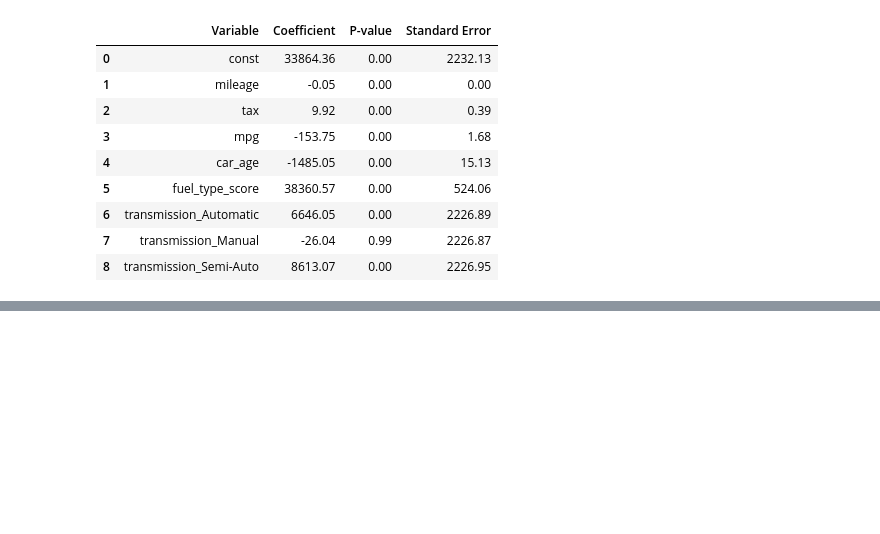
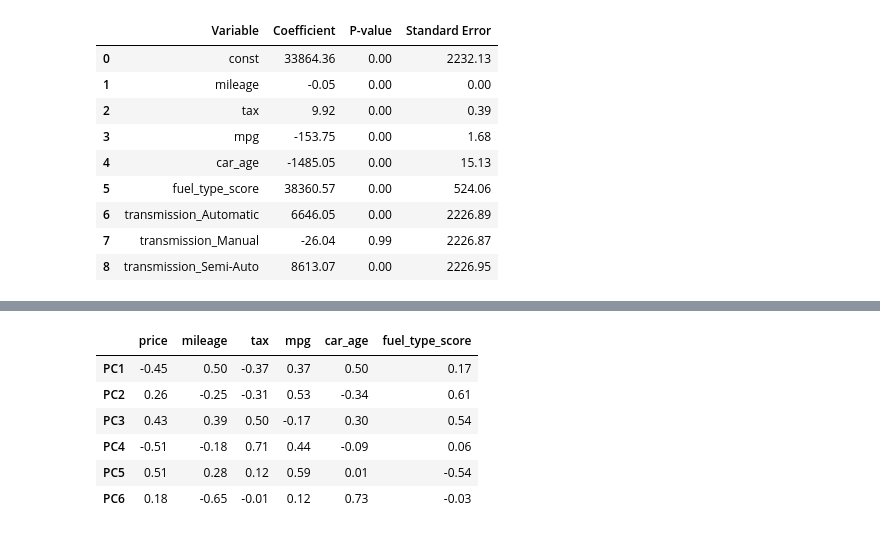
Before and after one commit to TXTEck/DAV_CA1, a Jupyter notebook: notebooks/car_price_analysis.ipynb, the cells around one changed output, grey strips where cells are left out. Saved outputs shown, nothing was run; the diff lists cells and outputs as text; code cells hidden in the pictures; blank space fills up the shorter version.

```diff
--- a/notebooks/car_price_analysis.ipynb
+++ b/notebooks/car_price_analysis.ipynb
@@ -771,0 +825,17 @@ multiple_ols_summary
+# %%
+# PCA loading scores
+loading_scores = pd.DataFrame(
+    pca.components_,
+    columns=numeric_data.columns,
+    index=labels
+)
+
+loading_scores
+# %% [output]
+|  | price | mileage | tax | mpg | car_age | fuel_type_score |
+| PC1 | -0.45 | 0.50 | -0.37 | 0.37 | 0.50 | 0.17 |
+| PC2 | 0.26 | -0.25 | -0.31 | 0.53 | -0.34 | 0.61 |
+| PC3 | 0.43 | 0.39 | 0.50 | -0.17 | 0.30 | 0.54 |
+| PC4 | -0.51 | -0.18 | 0.71 | 0.44 | -0.09 | 0.06 |
+| PC5 | 0.51 | 0.28 | 0.12 | 0.59 | 0.01 | -0.54 |
+| PC6 | 0.18 | -0.65 | -0.01 | 0.12 | 0.73 | -0.03 |
```
Also changed, not shown: parts of 9 cells of this notebook, 3 other files.
